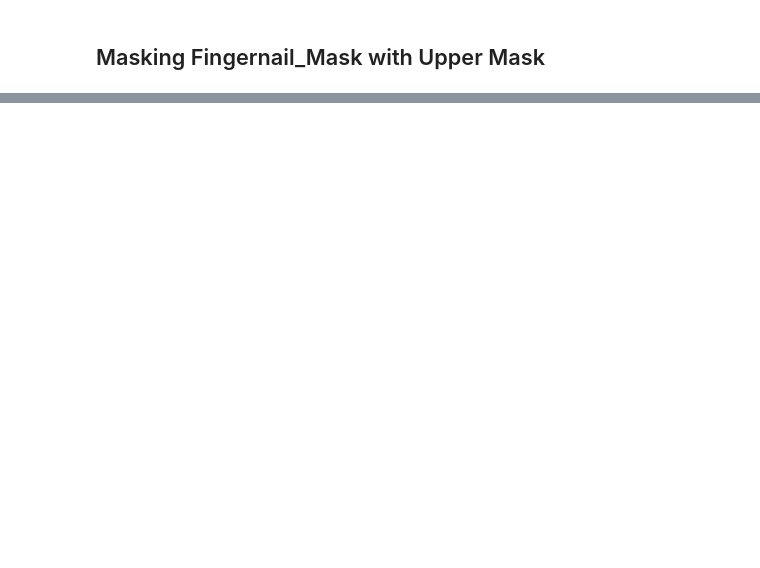
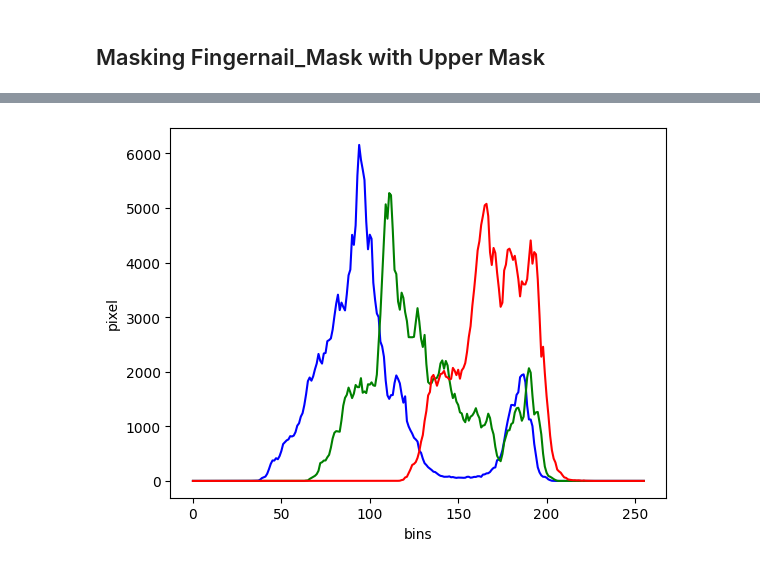
Before and after one commit to Miyazono45/fingernail-disease-detection, a Jupyter notebook: fingernail_detection.ipynb, the cells around one changed output, grey strips where cells are left out. Cells and saved outputs as stored; diff of their text form; code cells hidden in the pictures; blank space fills up the shorter version.

```diff
--- a/fingernail_detection.ipynb
+++ b/fingernail_detection.ipynb
@@ -148,8 +145,7 @@ def gausssian_blur(img: np.ndarray, sigma: float|int, filter_shape: list | tuple
 # %%
 img = s
 
-g_filter, blur_img = gausssian_blur(img, 2.5)
-print(blur_img.shape)
+g_filter, blur_img = gausssian_blur(img, 2.5, (5,5))
 
 cv2.imshow("Blur Image using Gaussian Filter", blur_img)
 cv2.waitKey(0)
@@ -319,7 +308,7 @@ class dilation:
         self.img = img
 
         self.padded_Img = self.padding(self.img)  # Call padding on the instance
-        self.dilation_result = self.Dilation(self.padded_Img, self.size)
+        self.dilation_result = self.Dilation(self.padded_Img)
 
     # padding
     def padding(self, img):
@@ -327,12 +316,12 @@ class dilation:
         padImg[self.p_size:self.p_size + self.img.shape[0], self.p_size:self.p_size + self.img.shape[1]] = self.img
         return padImg
 
-    def Dilation(self, padded_img, size):
+    def Dilation(self, padded_img):
         output = np.zeros((self.rows, self.columns), dtype=np.uint8)
         for i in range(0, self.rows):
             for j in range(0, self.columns):
                 # Slicing
-                portion = padded_img[i:i+size, j:j+size]
+                portion = padded_img[i:i+self.size, j:j+self.size]
                 portion1 = portion.flatten()
                 # if Hit Condition Satisfies
                 if 255 in portion1:
@@ -368,16 +357,16 @@ class open_close:
         erosion = erode.Erosion(self, padImg=padImage)
         padImg2 = self.padding(erosion)
         # secondly apply Dilation on Eroded
-        output = dilation.Dilation(self, padImg2, self.size)
+        output = dilation.Dilation(self, padImg2)
         return output
 
-    def closing(self, padImg):
+    def closing(self, img):
         padImage = self.padding(img)
         # First apply Dilation
         dilati_ = dilation.Dilation(self, padded_img=padImage)
         padImg2 = self.padding(dilati_)
         # secondly apply Erosion on Dilated
-        output = erode.Erosion(self, padImg2, self.size)
+        output = erode.Erosion(self, padImg2)
         return output
 # %% [markdown]
 ## Fingernail Mask
@@ -405,7 +394,7 @@ open = open_container.opening(img=dilate_thres_res)
 
 # Apply Closing (Dilate -> Erode)
 close_container = open_close(open)
-close = close_container.opening(img=open)
+close = close_container.closing(img=open)
 
 cv2.imshow("Dilate > Threshold > Dilate > Opening > Closing", close)
 cv2.waitKey(0)
@@ -513,0 +499,62 @@ Deprecated in NumPy 1.20; for more details and guidance: https://numpy.org/devdo
+# %%
+if found_counter > 10:
+    img_read_copy = cv2.imread(img_path)
+    # cv2.imshow("Original Image", img_read_copy)
+    # cv2.waitKey(0)
+    # cv2.destroyAllWindows()
+    # list of color range
+    # fasting_value = np.array(([[i for i in range(15,31)],
+    #                            [i for i in range(97,115)], #97,115
+    #                            [i for i in range(152,170)]],   #prediabetes -> b,g,r
+    #                           [[i for i in range(82,100)],
+    #                            [i for i in range(96,114)], #96,114
+    #                            [i for i in range(145,161)]]), dtype=object)  #diabetes -> b,g,r
+
+    # nonfasting_value = np.array(([[i for i in range(90,111)],
+    #                               [i for i in range(103,124)], #103,124
+    #                               [i for i in range(170,186)]],   #prediabetes -> b,g,r
+    #                              [[i for i in range(93,114)],
+    #                               [i for i in range(100,120)], #100,120
+    #                               [i for i in range(160,182)]]), dtype=object)  #diabetes    -> b,g,r
+    # result = []
+    # for w in range(img_read_copy.shape[0]):
+    #     for h in range(img_read_copy.shape[1]):
+    #         if img_read[w][h][0] == 255:
+    #             # print(img_read_copy[w][h][1])
+    #             if img_read_copy[w][h][0] == int(np.median(fasting_value[0][:][0])):
+    #                 if img_read_copy[w][h][1] <= (int(np.max(fasting_value[0][:][1])) + 20):
+    #                     if img_read_copy[w][h][2] <= int(np.max(fasting_value[0][:][2])):
+    #                         result.append("Prediabetes - Fasting")
+    #                         # print("Prediabetes - Fasting")
+
+    #             elif img_read_copy[w][h][0] == int(np.median(fasting_value[1][:][0])):
+    #                 if img_read_copy[w][h][1] <= (int(np.max(fasting_value[1][:][1])) + 20):
+    #                     if img_read_copy[w][h][2] <= int(np.max(fasting_value[1][:][2])):
+    #                         result.append("Diabetes - Fasting")
+    #                         # print("Diabetes - Fasting")
+
+    #             elif img_read_copy[w][h][0] == int(np.median(nonfasting_value[0][:][0])):
+    #                 if img_read_copy[w][h][0] <= (int(np.max(nonfasting_value[0][:][1])) + 20):
+    #                     if img_read_copy[w][h][2] <= int(np.max(nonfasting_value[0][:][2])):
+    #                         result.append("Prediabetes - Non-Fasting")
+    #                         # print("Prediabetes - Non-Fasting")
+
+    #             elif img_read_copy[w][h][0] == int(np.median(nonfasting_value[1][:][0])):
+    #                 if img_read_copy[w][h][0] <= (int(np.max(nonfasting_value[1][:][1])) + 20):
+    #                     if img_read_copy[w][h][2] <= int(np.max(nonfasting_value[1][:][2])):
+    #                         result.append("Diabetes - Non-Fasting")
+    #                         # print("Diabetes - Non-Fasting")
+
+    img_h = cv2.imread(img_path, cv.COLOR_BGR2RGB)
+    plt.figure()
+    colors = ['b', 'g', 'r']
+    for i in range(3):
+        hist = cv.calcHist([img_h], [i], None, [256], [0,256])
+        plt.plot(hist, colors[i])
+
+    plt.xlabel('bins')
+    plt.ylabel('pixel')
+
+    plt.show()
+# %% [output]
+[figure, added]
```
Also changed, not shown: parts of 8 cells of this notebook, 1 other file.
